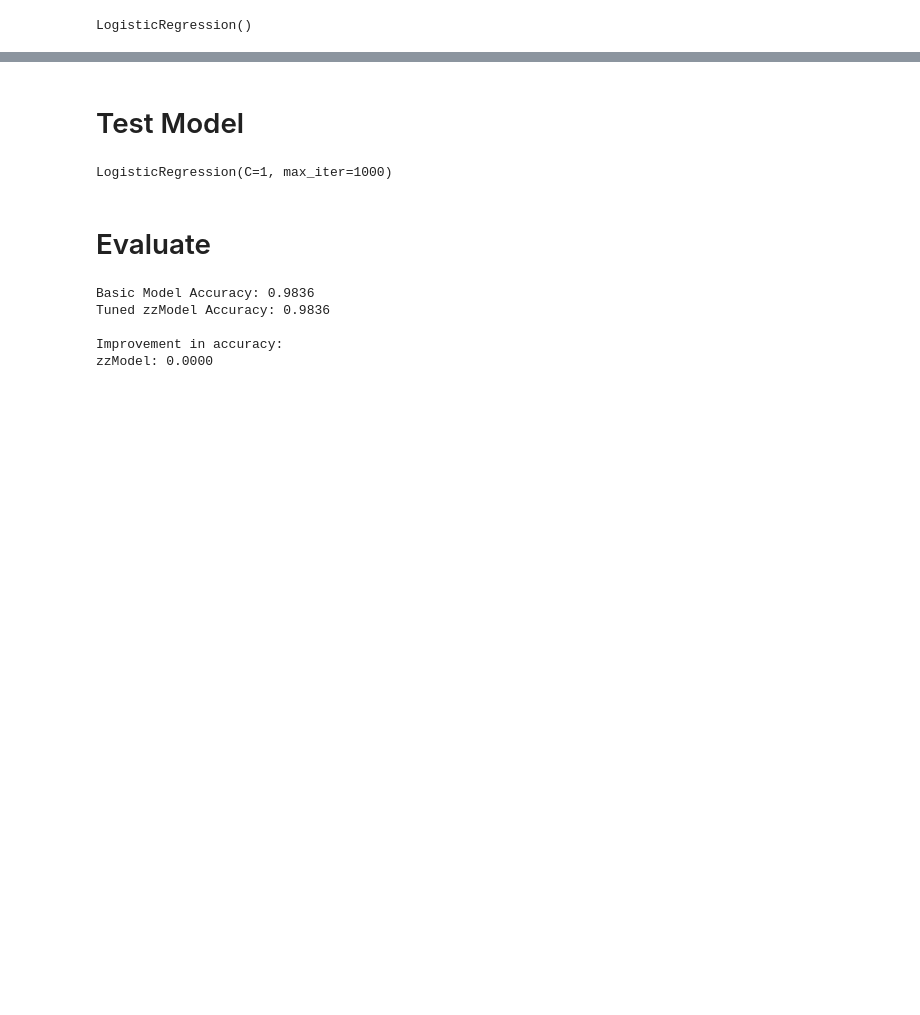
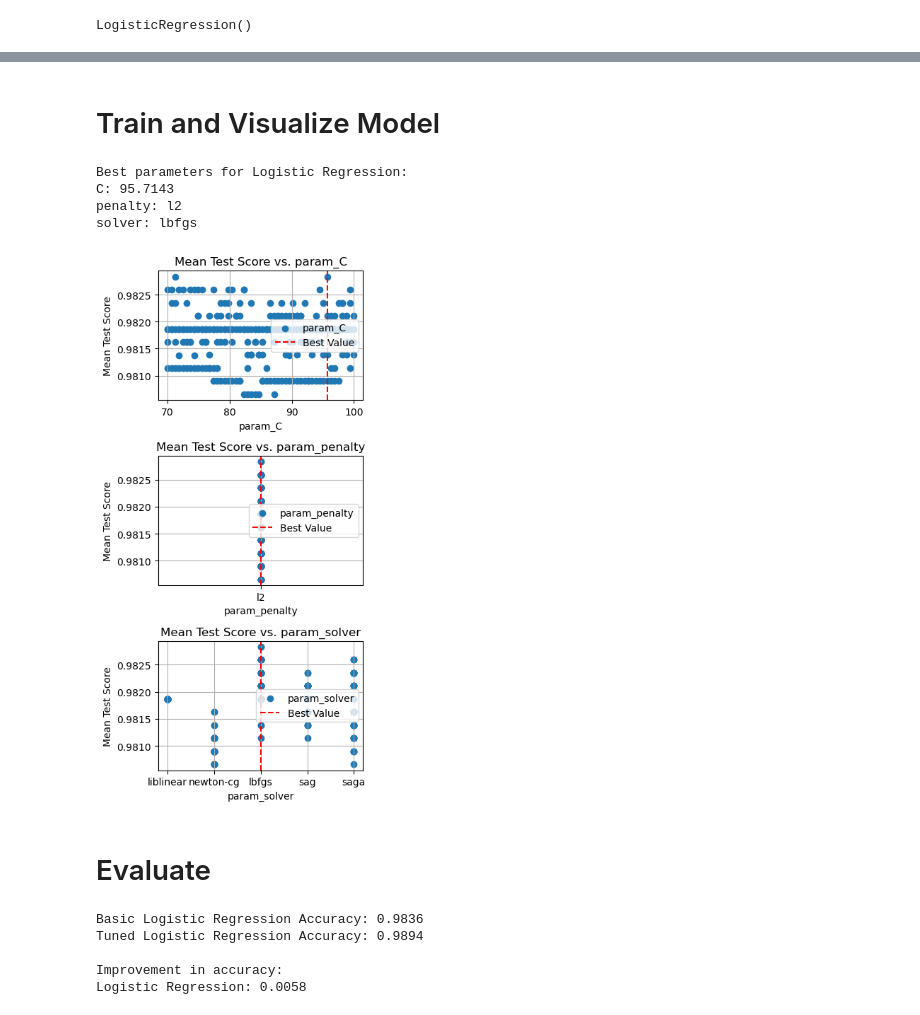
Before and after one commit to AnthonyDest/Spam-Email-Detection, a Jupyter notebook: general.ipynb, the cells around one changed output, grey strips where cells are left out. Cells and saved outputs as stored; diff of their text form; code cells hidden in the pictures; blank space fills up the shorter version.

Commit message:
logistic regression

```diff
--- a/general.ipynb
+++ b/general.ipynb
@@ -38,11 +92,55 @@ LogisticRegression()
 # %% [markdown]
-# Test Model
+# Train and Visualize Model
-# %%
-# zz insert model code here
-best_model = LogisticRegression(C=1, max_iter=1000)
-best_model.fit(X_train, y_train)
-# %% [output]
-LogisticRegression(C=1, max_iter=1000)
+# %%
+# Get the best hyperparameters for Logistic Regression
+best_params_lr = lr_search.best_params_
+
+# Train Logistic Regression with the best hyperparameters
+lr_best = LogisticRegression(**best_params_lr)
+lr_best.fit(X_train, y_train)
+
+print("Best parameters for Logistic Regression:")
+for param, value in best_params_lr.items():
+    formatted_value = "{:.4f}".format(value) if isinstance(value, (int, float)) else value
+    print(f"{param}: {formatted_value}")
+
+# Convert cv_results_ to DataFrame
+cv_results_df = pd.DataFrame(lr_search.cv_results_)
+
+param_columns = [col for col in cv_results_df.columns if col.startswith("param_")]
+mean_test_score = cv_results_df["mean_test_score"]
+
+# Plot the data for each hyperparameter separately
+fig, axes = plt.subplots(3, 1, figsize=(4, 8))
+
+for i, param_col in enumerate(param_columns):
+    row = i
+    col = 0
+
+    ax = axes[i]
+    # ax.plot(cv_results_df[param_col], mean_test_score, marker='o', label=param_col)
+    ax.scatter(cv_results_df[param_col], mean_test_score, label=param_col)
+
+    # Highlight the best value
+    best_index = cv_results_df["mean_test_score"].idxmax()
+    best_value = cv_results_df[param_col][best_index]
+    ax.axvline(x=best_value, color='r', linestyle='--', label='Best Value')
+
+    ax.set_xlabel(param_col)
+    ax.set_ylabel("Mean Test Score")
+    ax.set_title("Mean Test Score vs. " + param_col)
+    ax.legend()
+    ax.legend(loc='right', bbox_to_anchor=(1, 0.5))
+    ax.grid(True)
+
+plt.tight_layout()
+plt.show()
+# %% [output]
+Best parameters for Logistic Regression:
+C: 95.7143
+penalty: l2
+solver: lbfgs
+[figure, added]
 # %% [markdown]
 # Evaluate
 # %%
@@ -51,21 +149,21 @@ basic_model_pred = basic_model.predict(X_test)
 
 # # Calculate accuracy for the basic Logistic Regression model
 basic_model_accuracy = accuracy_score(y_test, basic_model_pred)
-print(f"Basic Model Accuracy: {basic_model_accuracy:.4f}")
+print(f"Basic Logistic Regression Accuracy: {basic_model_accuracy:.4f}")
 
 # Tuned Model:
-best_model_pred = best_model.predict(X_test)
+best_model_pred = lr_best.predict(X_test)
 
 # Calculate accuracy for the tuned Logistic Regression model
 best_model_accuracy = accuracy_score(y_test, best_model_pred)
-print(f"Tuned zzModel Accuracy: {best_model_accuracy:.4f}")
+print(f"Tuned Logistic Regression Accuracy: {best_model_accuracy:.4f}")
 
 # Show improvement
 print("\nImprovement in accuracy:")
-print(f"zzModel: {best_model_accuracy - basic_model_accuracy:.4f}")
+print(f"Logistic Regression: {best_model_accuracy - basic_model_accuracy:.4f}")
 # %% [output]
-Basic Model Accuracy: 0.9836
-Tuned zzModel Accuracy: 0.9836
+Basic Logistic Regression Accuracy: 0.9836
+Tuned Logistic Regression Accuracy: 0.9894
 
 Improvement in accuracy:
-zzModel: 0.0000
+Logistic Regression: 0.0058
```
Also changed, not shown: parts of 5 cells of this notebook.
